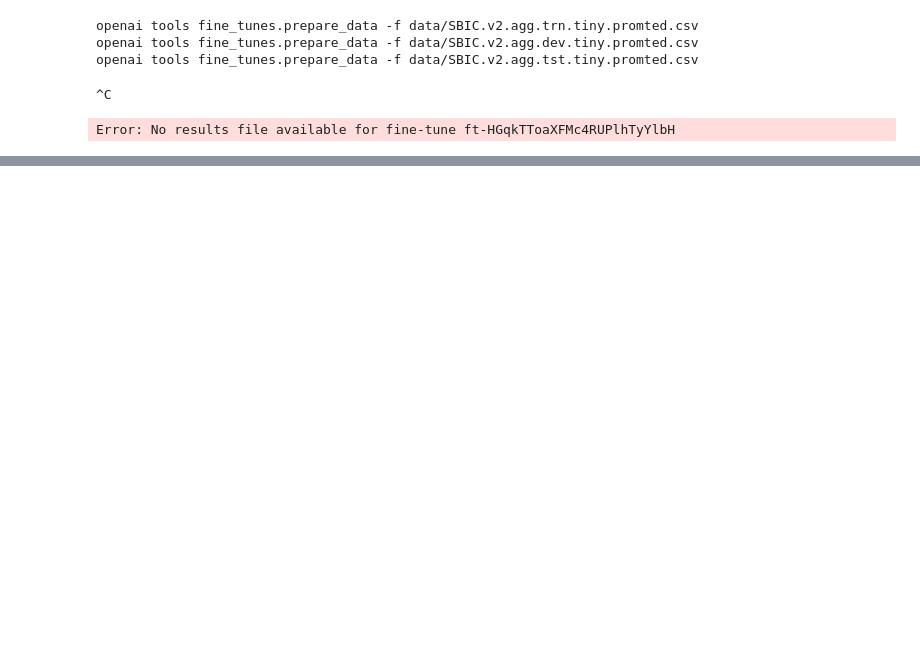
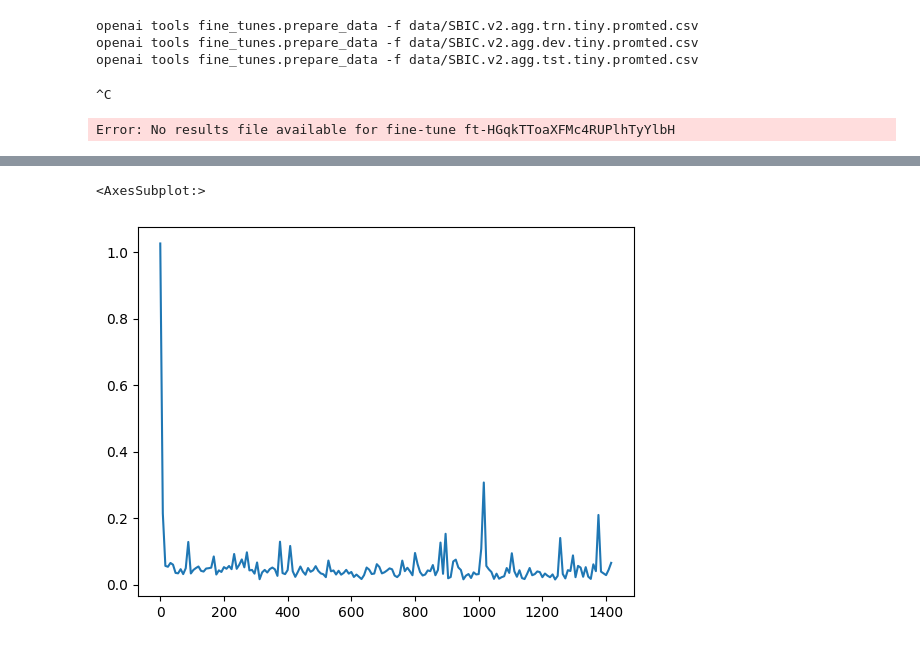
Before and after one commit to debonil/hate-speech-detection, a Jupyter notebook: notebooks/data_prep.ipynb, the cells around one changed output, grey strips where cells are left out. Drawn from its saved outputs; the diff is of its cells as text; code cells hidden in the pictures; blank space fills up the shorter version.

```diff
--- a/notebooks/data_prep.ipynb
+++ b/notebooks/data_prep.ipynb
@@ -28,0 +40,5 @@ Error: No results file available for fine-tune ft-HGqkTToaXFMc4RUPlhTyYlbH
+# %%
+results[results['validation_loss'].notnull()]['validation_loss'].plot()
+# %% [output]
+<AxesSubplot:>
+[figure, added]
```
Also changed, not shown: parts of 8 cells of this notebook, 8 other files.
